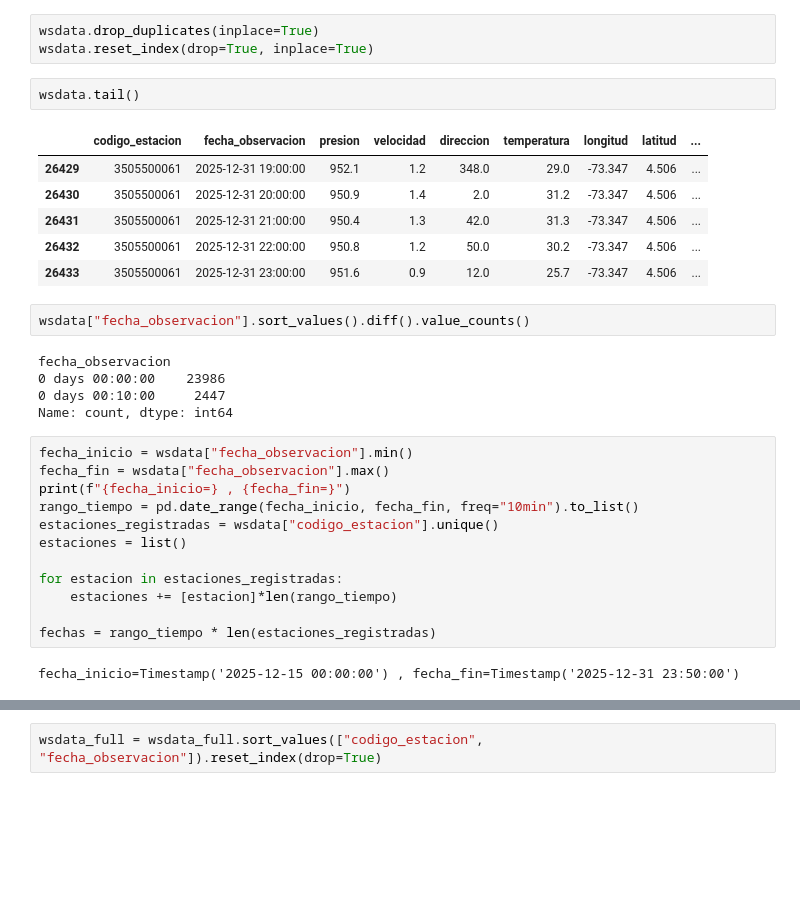
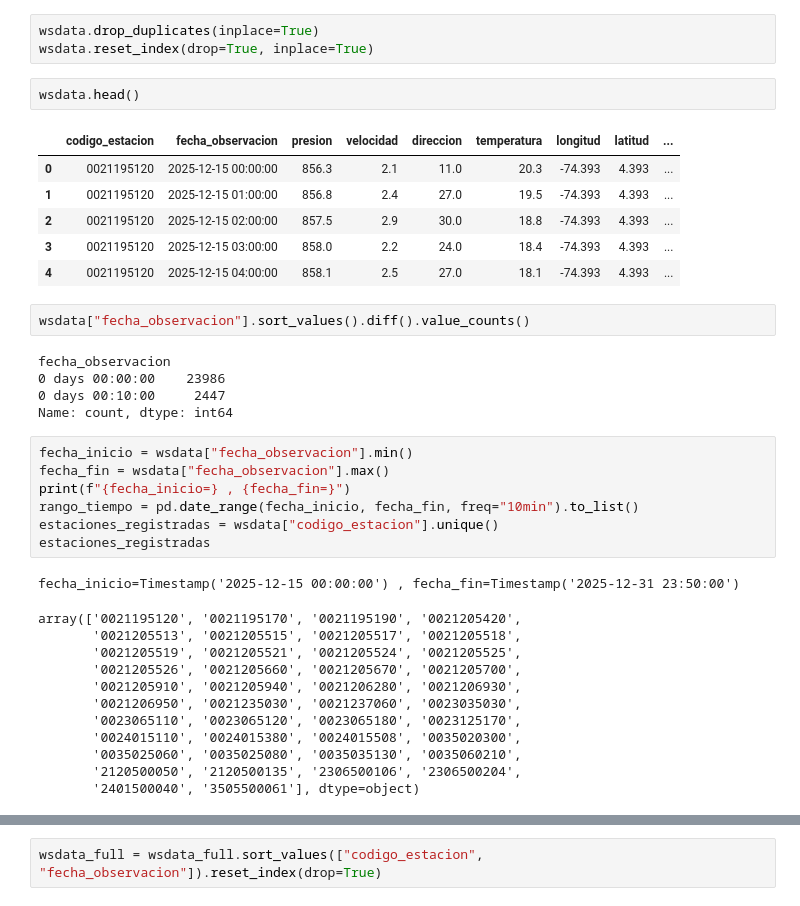
Before and after one commit to sagomeza1/pinns, a Jupyter notebook: cuadernos/preprocesamiento.ipynb, the cells around one changed output, grey strips where cells are left out. Drawn from its saved outputs; the diff is of its cells as text; blank space fills up the shorter version.

```diff
--- a/cuadernos/preprocesamiento.ipynb
+++ b/cuadernos/preprocesamiento.ipynb
@@ -285,14 +285,14 @@ wsdata["altura"] = wsdata["codigo_estacion"].map(alt)
 wsdata.drop_duplicates(inplace=True)
 wsdata.reset_index(drop=True, inplace=True)
 # %%
-wsdata.tail()
+wsdata.head()
 # %% [output]
 |  | codigo_estacion | fecha_observacion | presion | velocidad | direccion | temperatura | longitud | latitud | ... |
-| 26429 | 3505500061 | 2025-12-31 19:00:00 | 952.1 | 1.2 | 348.0 | 29.0 | -73.347 | 4.506 | ... |
-| 26430 | 3505500061 | 2025-12-31 20:00:00 | 950.9 | 1.4 | 2.0 | 31.2 | -73.347 | 4.506 | ... |
-| 26431 | 3505500061 | 2025-12-31 21:00:00 | 950.4 | 1.3 | 42.0 | 31.3 | -73.347 | 4.506 | ... |
-| 26432 | 3505500061 | 2025-12-31 22:00:00 | 950.8 | 1.2 | 50.0 | 30.2 | -73.347 | 4.506 | ... |
-| 26433 | 3505500061 | 2025-12-31 23:00:00 | 951.6 | 0.9 | 12.0 | 25.7 | -73.347 | 4.506 | ... |
+| 0 | 0021195120 | 2025-12-15 00:00:00 | 856.3 | 2.1 | 11.0 | 20.3 | -74.393 | 4.393 | ... |
+| 1 | 0021195120 | 2025-12-15 01:00:00 | 856.8 | 2.4 | 27.0 | 19.5 | -74.393 | 4.393 | ... |
+| 2 | 0021195120 | 2025-12-15 02:00:00 | 857.5 | 2.9 | 30.0 | 18.8 | -74.393 | 4.393 | ... |
+| 3 | 0021195120 | 2025-12-15 03:00:00 | 858.0 | 2.2 | 24.0 | 18.4 | -74.393 | 4.393 | ... |
+| 4 | 0021195120 | 2025-12-15 04:00:00 | 858.1 | 2.5 | 27.0 | 18.1 | -74.393 | 4.393 | ... |
 # %%
 wsdata["fecha_observacion"].sort_values().diff().value_counts()
 # %% [output]
@@ -306,11 +306,17 @@ fecha_fin = wsdata["fecha_observacion"].max()
 print(f"{fecha_inicio=} , {fecha_fin=}")
 rango_tiempo = pd.date_range(fecha_inicio, fecha_fin, freq="10min").to_list()
 estaciones_registradas = wsdata["codigo_estacion"].unique()
-estaciones = list()
-
-for estacion in estaciones_registradas:
-    estaciones += [estacion]*len(rango_tiempo)
-
-fechas = rango_tiempo * len(estaciones_registradas)
+estaciones_registradas
 # %% [output]
 fecha_inicio=Timestamp('2025-12-15 00:00:00') , fecha_fin=Timestamp('2025-12-31 23:50:00')
+array(['0021195120', '0021195170', '0021195190', '0021205420',
+       '0021205513', '0021205515', '0021205517', '0021205518',
+       '0021205519', '0021205521', '0021205524', '0021205525',
+       '0021205526', '0021205660', '0021205670', '0021205700',
+       '0021205910', '0021205940', '0021206280', '0021206930',
+       '0021206950', '0021235030', '0021237060', '0023035030',
+       '0023065110', '0023065120', '0023065180', '0023125170',
+       '0024015110', '0024015380', '0024015508', '0035020300',
+       '0035025060', '0035025080', '0035035130', '0035060210',
+       '2120500050', '2120500135', '2306500106', '2306500204',
+       '2401500040', '3505500061'], dtype=object)
```
Also changed, not shown: parts of 4 cells of this notebook, 1 other file.
